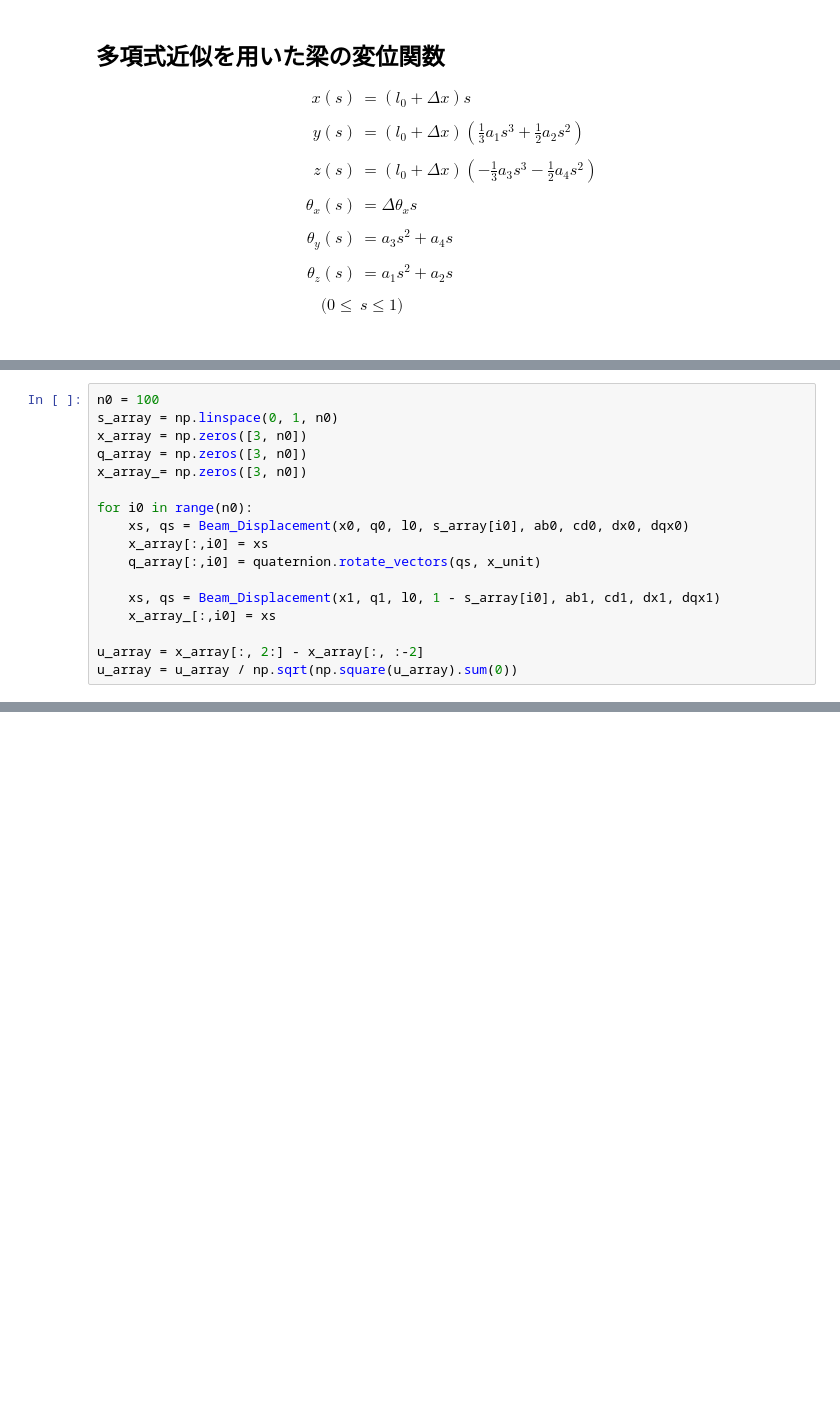
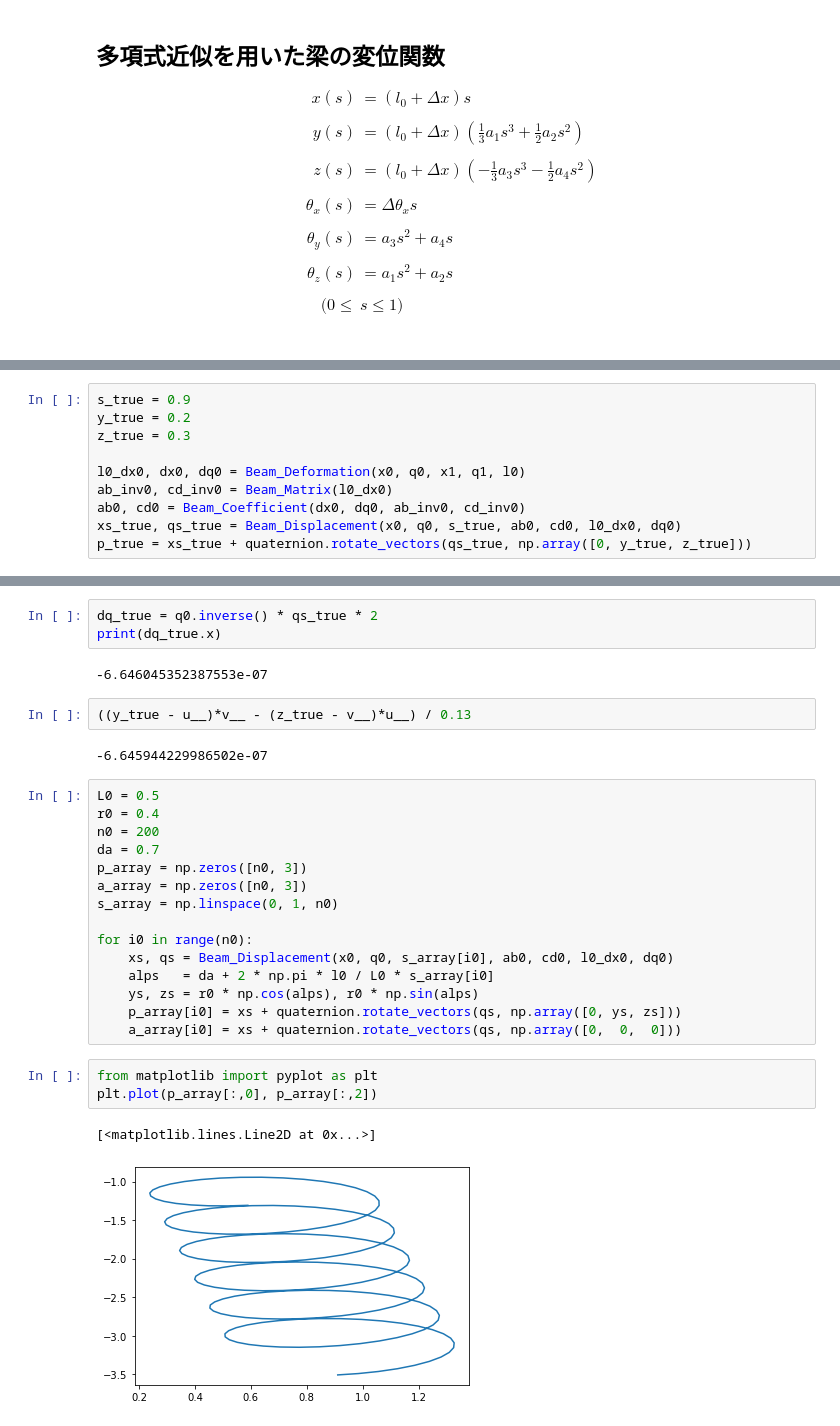
Before and after one commit to CurryMultiSci/Ballscrew-ElasticShaft-withCoulomb, a Jupyter notebook: _2_Discretize_of_Screw_Shaft/index.ipynb, the cells around one changed output, grey strips where cells are left out. Saved outputs shown, nothing was run; the diff lists cells and outputs as text; blank space fills up the shorter version.

```diff
--- a/_2_Discretize_of_Screw_Shaft/index.ipynb
+++ b/_2_Discretize_of_Screw_Shaft/index.ipynb
@@ -213,17 +191,0 @@ print(x0, q0)
-# %%
-n0 = 100
-s_array = np.linspace(0, 1, n0)
-x_array = np.zeros([3, n0])
-q_array = np.zeros([3, n0])
-x_array_= np.zeros([3, n0])
-
-for i0 in range(n0):
-    xs, qs = Beam_Displacement(x0, q0, l0, s_array[i0], ab0, cd0, dx0, dqx0)
-    x_array[:,i0] = xs
-    q_array[:,i0] = quaternion.rotate_vectors(qs, x_unit)
-
-    xs, qs = Beam_Displacement(x1, q1, l0, 1 - s_array[i0], ab1, cd1, dx1, dqx1)
-    x_array_[:,i0] = xs
-
-u_array = x_array[:, 2:] - x_array[:, :-2]
-u_array = u_array / np.sqrt(np.square(u_array).sum(0))
@@ -250,0 +192,10 @@ $$
+# %%
+s_true = 0.9
+y_true = 0.2
+z_true = 0.3
+
+l0_dx0, dx0, dq0 = Beam_Deformation(x0, q0, x1, q1, l0)
+ab_inv0, cd_inv0 = Beam_Matrix(l0_dx0)
+ab0, cd0 = Beam_Coefficient(dx0, dq0, ab_inv0, cd_inv0)
+xs_true, qs_true = Beam_Displacement(x0, q0, s_true, ab0, cd0, l0_dx0, dq0)
+p_true = xs_true + quaternion.rotate_vectors(qs_true, np.array([0, y_true, z_true]))
@@ -250,0 +227,30 @@ $$
+# %%
+dq_true = q0.inverse() * qs_true * 2
+print(dq_true.x)
+# %% [output]
+-6.646045352387553e-07
+# %%
+((y_true - u__)*v__ - (z_true - v__)*u__) / 0.13
+# %% [output]
+-6.645944229986502e-07
+# %%
+L0 = 0.5
+r0 = 0.4
+n0 = 200
+da = 0.7
+p_array = np.zeros([n0, 3])
+a_array = np.zeros([n0, 3])
+s_array = np.linspace(0, 1, n0)
+
+for i0 in range(n0):
+    xs, qs = Beam_Displacement(x0, q0, s_array[i0], ab0, cd0, l0_dx0, dq0)
+    alps   = da + 2 * np.pi * l0 / L0 * s_array[i0]
+    ys, zs = r0 * np.cos(alps), r0 * np.sin(alps)
+    p_array[i0] = xs + quaternion.rotate_vectors(qs, np.array([0, ys, zs]))
+    a_array[i0] = xs + quaternion.rotate_vectors(qs, np.array([0,  0,  0]))
+# %%
+from matplotlib import pyplot as plt
+plt.plot(p_array[:,0], p_array[:,2])
+# %% [output]
+[<matplotlib.lines.Line2D at 0x...>]
+[figure, added]
```
Also changed, not shown: parts of 18 cells of this notebook.
